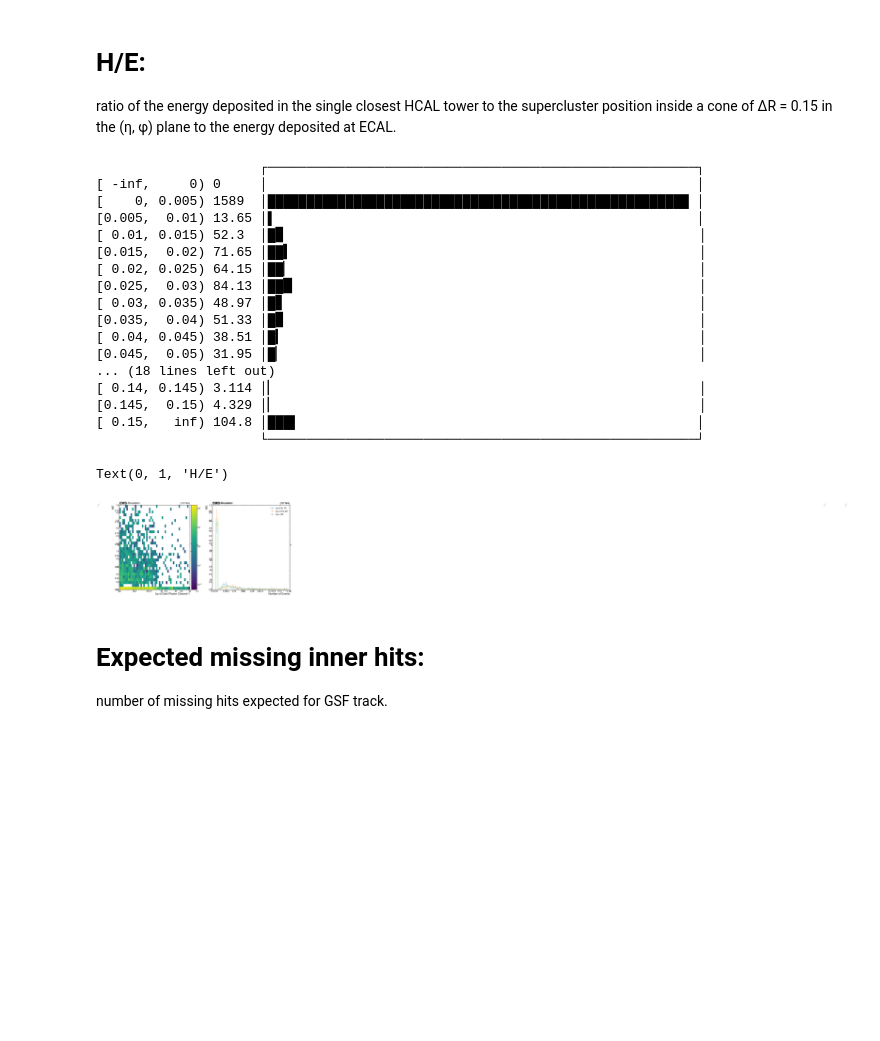
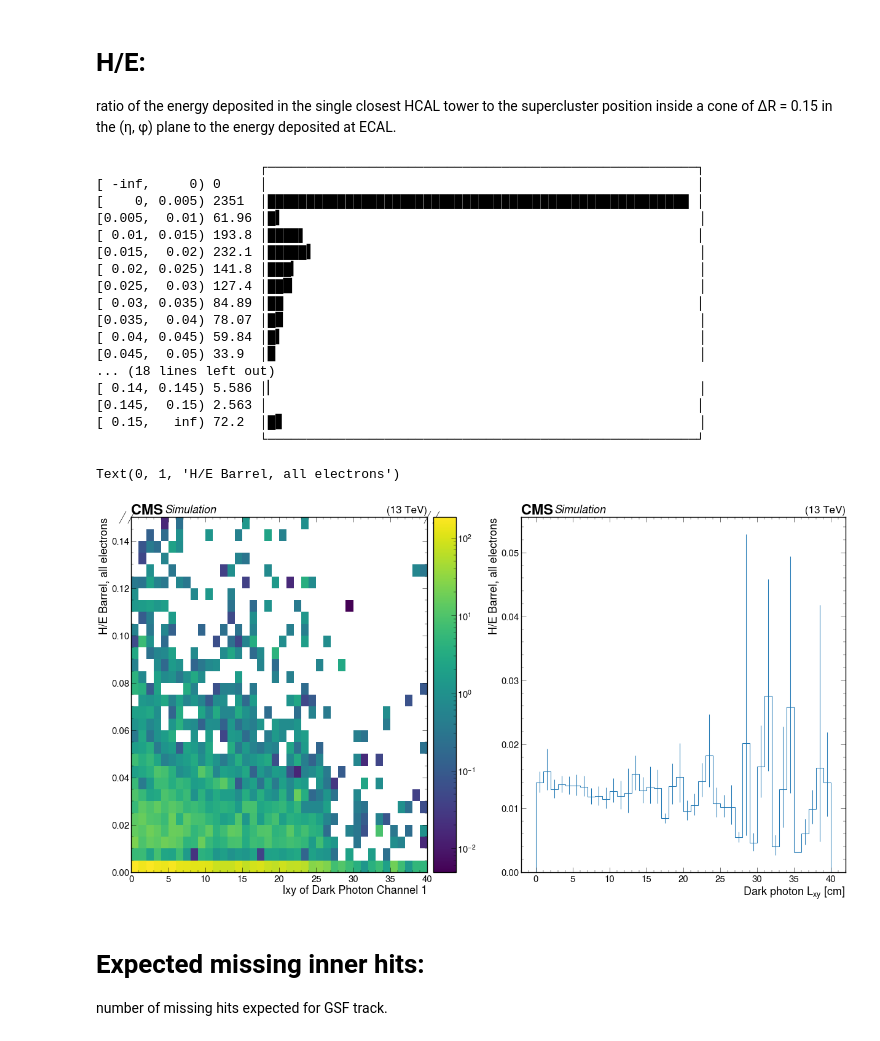
Before and after one commit to yfv2ev/SIDM, a Jupyter notebook: sidm/studies/GSF_electrons_profiles.ipynb, the cells around one changed output. Saved outputs shown, nothing was run; the diff lists cells and outputs as text; code cells hidden in the pictures; blank space fills up the shorter version.

Commit message:
new sample, n-1 cuts

```diff
--- a/sidm/studies/GSF_electrons_profiles.ipynb
+++ b/sidm/studies/GSF_electrons_profiles.ipynb
@@ -20,7 +20,7 @@ import matplotlib.pyplot as plt
 utilities.set_plot_style()
 %matplotlib inline
 # %%
-sample = ["2Mu2E_100GeV_5GeV_400mm"]
+sample = ["2Mu2E_100GeV_0p25GeV_10mm"]
 
 fileset = utilities.make_fileset(sample, "ffntuple_v4")
 
@@ -39,7 +39,7 @@ p = sidm_processor.SidmProcessor(
 
 output = runner.run(fileset, treename="ffNtuplizer/ffNtuple", processor_instance=p)
 out = output["out"]
-hists = out["2Mu2E_100GeV_5GeV_400mm"]["hists"]
+hists = out["2Mu2E_100GeV_0p25GeV_10mm"]["hists"]
 # %% [output]
 [interactive output not drawn]
 [interactive output not drawn]
@@ -575,41 +341,37 @@ Hist(Regular(2, 0, 2, name='electron_GsfEleConversionVetoCut'), storage=Weight()
 
 ratio of the energy deposited in the single closest HCAL tower to the supercluster position inside a cone of ∆R = 0.15 in the (η, φ) plane to the energy deposited at ECAL.
 # %%
-#hists = out[sample]["hists"]
-plt.subplots(2, 2, figsize=(30,15))
+#Unable to define $E_SC$ for the value of H/E and therefor unable to define a bin number for H/E
+plt.subplots(1, 2, figsize=(30,15))
 plt.subplot(1, 2, 1)
-utilities.plot(hists["electron_GsfEleHadronicOverEMEnergyScaledCut2d"][channels[1], :, :], label = sample, norm=mpl.colors.LogNorm())
+utilities.plot(hists["electron_GsfEleHadronicOverEMEnergyScaledCut2d"][channels[1], :40j, :], label = sample, norm=mpl.colors.LogNorm())
 plt.xlabel("lxy of Dark Photon Channel 1")
-plt.ylabel("H/E")
-plt.xlim(0,50)
+plt.ylabel("H/E Barrel, all electrons")
 plt.subplot(1, 2, 2)
-utilities.plot(hists["electron_GsfEleHadronicOverEMEnergyScaledCut2d"][channels[1],slice(0, 2, sum),:], label = "Lxy 0 to 10",density=True)
-utilities.plot(hists["electron_GsfEleHadronicOverEMEnergyScaledCut2d"][channels[1],slice(2,4, sum),:], label = "Lxy 10 to 20",density=True)
-utilities.plot(hists["electron_GsfEleHadronicOverEMEnergyScaledCut2d"][channels[1],slice(4,101, sum),:], label = "Lxy >20" ,density=True)
-plt.legend()
+utilities.plot(hists["electron_GsfEleHadronicOverEMEnergyScaledCut2d"][channels[1], :40j, :].profile(axis="electron_GsfEleHadronicOverEMEnergyScaledCut"))
 print(hists["electron_GsfEleHadronicOverEMEnergyScaledCut2d"][channels[1],slice(3, 101, sum),:])
-plt.xlabel("Number of Events")
-plt.ylabel("H/E")
+plt.xlabel("Dark photon $L_{xy}$ [cm]")
+plt.ylabel("H/E Barrel, all electrons")
 # %% [output]
                      ┌───────────────────────────────────────────────────────┐
 [ -inf,     0) 0     │                                                       │
-[    0, 0.005) 1589  │██████████████████████████████████████████████████████ │
-[0.005,  0.01) 13.65 │▌                                                      │
-[ 0.01, 0.015) 52.3  │█▊                                                     │
-[0.015,  0.02) 71.65 │██▍                                                    │
-[ 0.02, 0.025) 64.15 │██▏                                                    │
-[0.025,  0.03) 84.13 │██▉                                                    │
-[ 0.03, 0.035) 48.97 │█▋                                                     │
-[0.035,  0.04) 51.33 │█▊                                                     │
-[ 0.04, 0.045) 38.51 │█▎                                                     │
-[0.045,  0.05) 31.95 │█▏                                                     │
+[    0, 0.005) 2351  │██████████████████████████████████████████████████████ │
+[0.005,  0.01) 61.96 │█▍                                                     │
+[ 0.01, 0.015) 193.8 │████▌                                                  │
+[0.015,  0.02) 232.1 │█████▍                                                 │
+[ 0.02, 0.025) 141.8 │███▎                                                   │
+[0.025,  0.03) 127.4 │██▉                                                    │
+[ 0.03, 0.035) 84.89 │██                                                     │
+[0.035,  0.04) 78.07 │█▊                                                     │
+[ 0.04, 0.045) 59.84 │█▍                                                     │
+[0.045,  0.05) 33.9  │▊                                                      │
 ... (18 lines left out)
-[ 0.14, 0.145) 3.114 │▏                                                      │
-[0.145,  0.15) 4.329 │▏                                                      │
-[ 0.15,   inf) 104.8 │███▌                                                   │
+[ 0.14, 0.145) 5.586 │▏                                                      │
+[0.145,  0.15) 2.563 │                                                       │
+[ 0.15,   inf) 72.2  │█▋                                                     │
                      └───────────────────────────────────────────────────────┘
-Text(0, 1, 'H/E')
+Text(0, 1, 'H/E Barrel, all electrons')
-[figure, old version]
+[figure, new version]
 # %% [markdown]
 # Expected missing inner hits:
 
```
Also changed, not shown: parts of 10 cells of this notebook.
